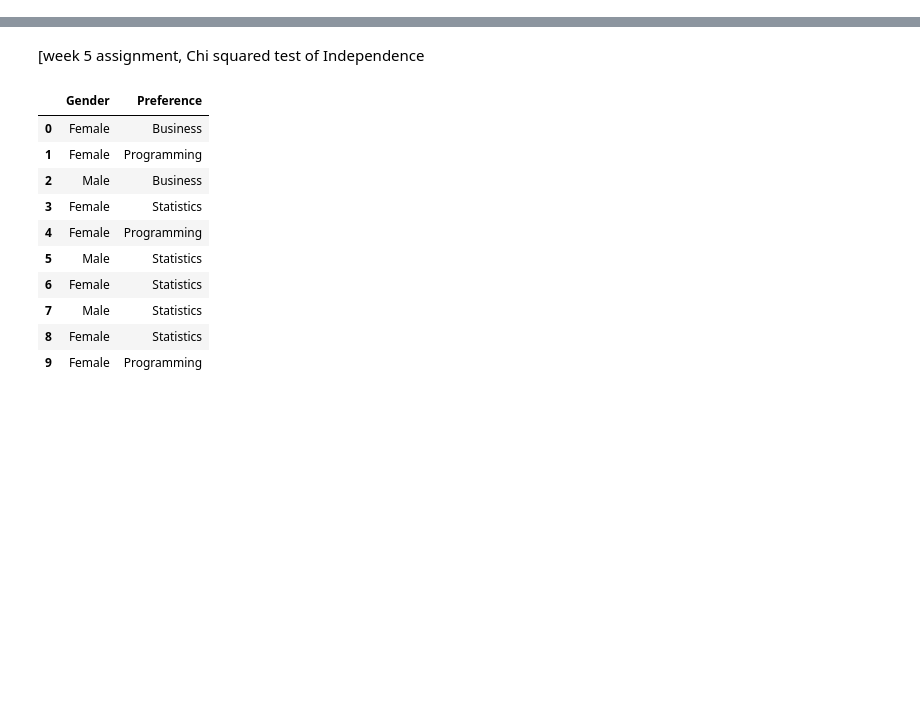
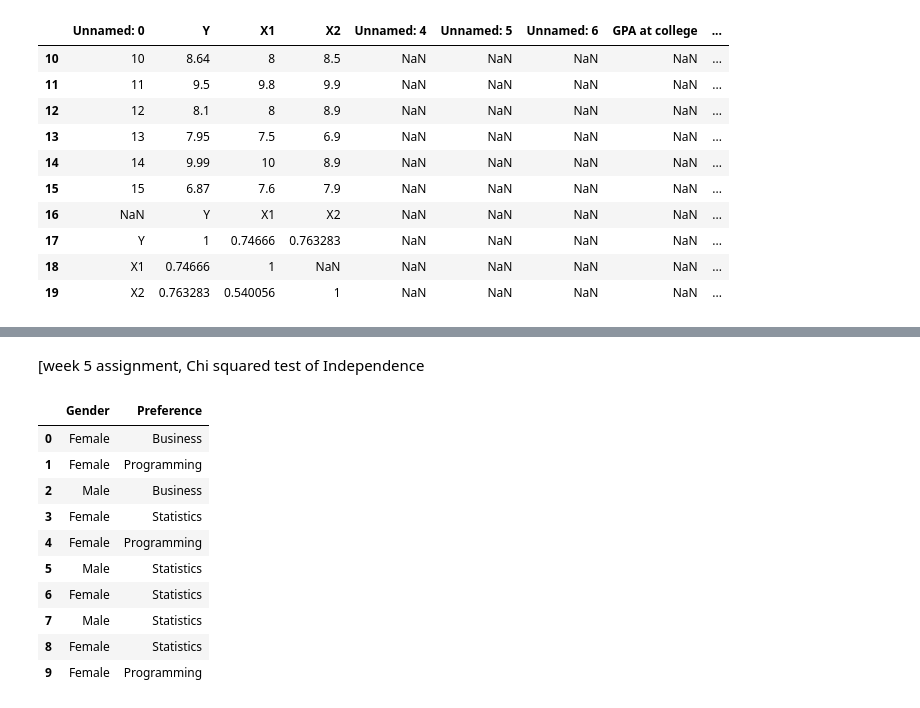
Before and after one commit to Sanjeeviit/Business-Analytics, a Jupyter notebook: BAweek2_3_4_5.ipynb, the cells around one changed output, grey strips where cells are left out. Saved outputs shown, nothing was run; the diff lists cells and outputs as text; code cells hidden in the pictures; blank space fills up the shorter version.

```diff
--- a/BAweek2_3_4_5.ipynb
+++ b/BAweek2_3_4_5.ipynb
@@ -2,0 +24,14 @@
+# %%
+df.tail(10)
+# %% [output]
+|  | Unnamed: 0 | Y | X1 | X2 | Unnamed: 4 | Unnamed: 5 | Unnamed: 6 | GPA at college | ... |
+| 10 | 10 | 8.64 | 8 | 8.5 | NaN | NaN | NaN | NaN | ... |
+| 11 | 11 | 9.5 | 9.8 | 9.9 | NaN | NaN | NaN | NaN | ... |
+| 12 | 12 | 8.1 | 8 | 8.9 | NaN | NaN | NaN | NaN | ... |
+| 13 | 13 | 7.95 | 7.5 | 6.9 | NaN | NaN | NaN | NaN | ... |
+| 14 | 14 | 9.99 | 10 | 8.9 | NaN | NaN | NaN | NaN | ... |
+| 15 | 15 | 6.87 | 7.6 | 7.9 | NaN | NaN | NaN | NaN | ... |
+| 16 | NaN | Y | X1 | X2 | NaN | NaN | NaN | NaN | ... |
+| 17 | Y | 1 | 0.74666 | 0.763283 | NaN | NaN | NaN | NaN | ... |
+| 18 | X1 | 0.74666 | 1 | NaN | NaN | NaN | NaN | NaN | ... |
+| 19 | X2 | 0.763283 | 0.540056 | 1 | NaN | NaN | NaN | NaN | ... |
```
Also changed, not shown: parts of 19 cells of this notebook.
